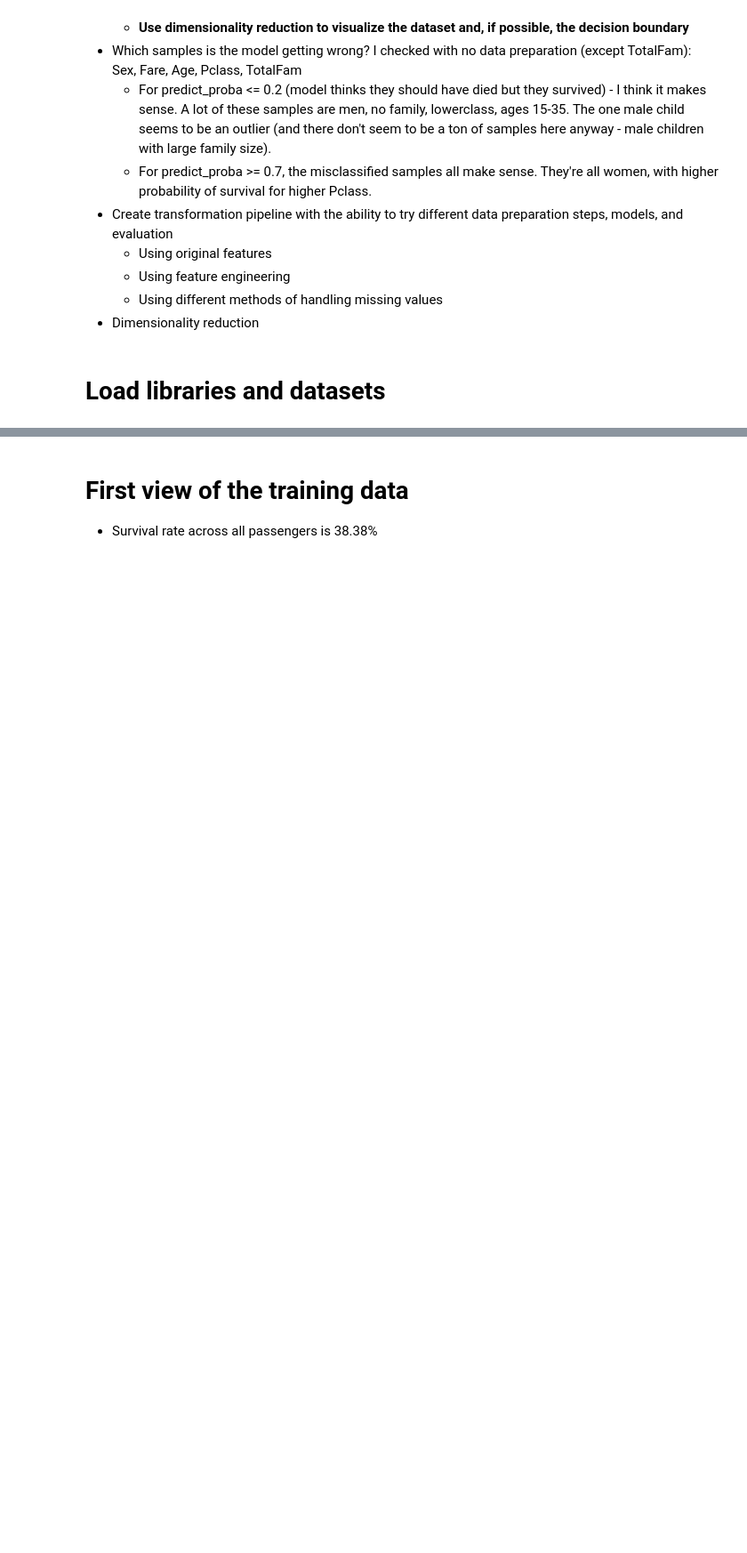
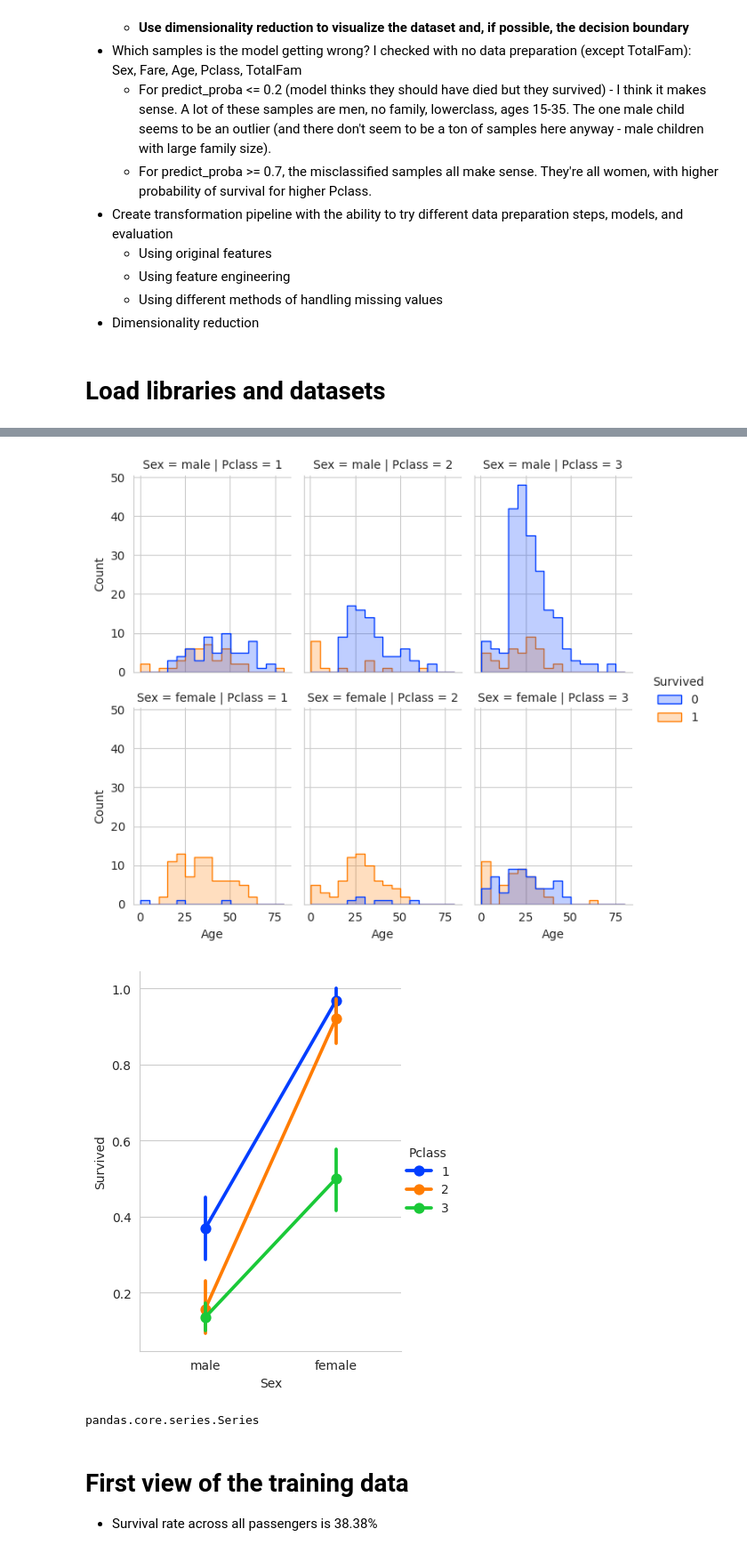
Before and after one commit to rfdspeng/ml_ai_portfolio, a Jupyter notebook: titanic/titanic.ipynb, the cells around one changed output, grey strips where cells are left out. Shown at 89% size. Cells and saved outputs as stored; diff of their text form; code cells hidden in the pictures; blank space fills up the shorter version.

```diff
--- a/titanic/titanic.ipynb
+++ b/titanic/titanic.ipynb
@@ -48,3 +48,9 @@ from sklearn.linear_model import LogisticRegression
 from sklearn.tree import DecisionTreeClassifier
 from sklearn.ensemble import RandomForestClassifier, HistGradientBoostingClassifier
 from sklearn.metrics import f1_score
+
+df_train = pd.read_csv("./dataset/train.csv")
+df = df_train
+df_test = pd.read_csv("./dataset/test.csv")
+
+sns.set_style("whitegrid")
@@ -51,4 +63,22 @@ from sklearn.metrics import f1_score
 # %%
-df_train = pd.read_csv("./dataset/train.csv")
-df = df_train
-df_test = pd.read_csv("./dataset/test.csv")
+from custom_transformers import TitleExtractor, AgeImputer, ImputationEncoder, FamilySizeExtractor
+
+to_drop = ["PassengerId", "Ticket", "Cabin", "Survived", "Parch", "SibSp", "Embarked"]
+fam_extractor = FamilySizeExtractor(to_drop=to_drop)
+
+valid_titles = ["Mr", "Miss", "Mrs", "Master", "Dr", "Rev", "Unknown"]
+to_replace = {
+    "Mlle": "Miss",
+    "Mme": "Mrs",
+    "Ms": "Miss",
+}
+title_extractor = TitleExtractor(to_replace=to_replace, valid_titles=valid_titles)
+
+data_prep = Pipeline([
+    ("fam", fam_extractor),
+    ("title", title_extractor),
+])
+
+df_out = data_prep.fit_transform(df)
+df_out = pd.concat((df_out, df[["Survived"]]), axis=1)
+df_out.head()
@@ -55,3 +104,45 @@ df_test = pd.read_csv("./dataset/test.csv")
+# %%
+g = sns.displot(df_out, x="Age", hue="Survived", element="step", binwidth=5, height=3, aspect=0.75, palette="bright", col="Pclass", row="Sex")
+g = sns.catplot(df_out, x="Sex", y="Survived", hue="Pclass", aspect=0.75, kind="point", palette="bright")
+# %% [output]
+[figure, added]
+[figure, added]
+# %%
+ord_features = ["Sex"]
+onehot_features = ["Embarked"] if "Embarked" in X.columns else []
+num_features = X.select_dtypes(exclude=["object"]).columns
+
+print(ord_features)
+print(onehot_features)
+print(num_features)
+
+valid_titles = ["Mr", "Miss", "Mrs", "Master", "Dr", "Rev", "Unknown"]
+to_replace = {
+    "Mlle": "Miss",
+    "Mme": "Mrs",
+    "Ms": "Miss",
+}
+
+['Survived', 'Pclass', 'Sex', 'Age', 'Fare', 'TotalFam', 'Title',
+       'Sex_Ord', 'Title_Ord']
+
+title_extractor = TitleExtractor(to_replace=to_replace, valid_titles=valid_titles)
+impute_encoder = ImputationEncoder()
+age_imputer = AgeImputer(RandomForestRegressor(max_depth=5))
+preprocessor = ColumnTransformer([
+    ("drop", "drop", ["Sex_Ord", "Title_Ord"]),
+    ("onehot", OneHotEncoder(handle_unknown="ignore"), ["Title"]),
+    ("ordinal", OrdinalEncoder(), ["Sex"])
+], remainder="passthrough")
+
+data_prep_pipeline = Pipeline([
+    ("title_extractor", title_extractor),
+    ("impute_encoder", impute_encoder),
+    ("age_imputer", age_imputer),
+    ("prep", preprocessor),
+])
+# %% [output]
+pandas.core.series.Series
 # %% [markdown]
 # First view of the training data
 
```
Also changed, not shown: parts of 6 cells of this notebook, 1 other file.
